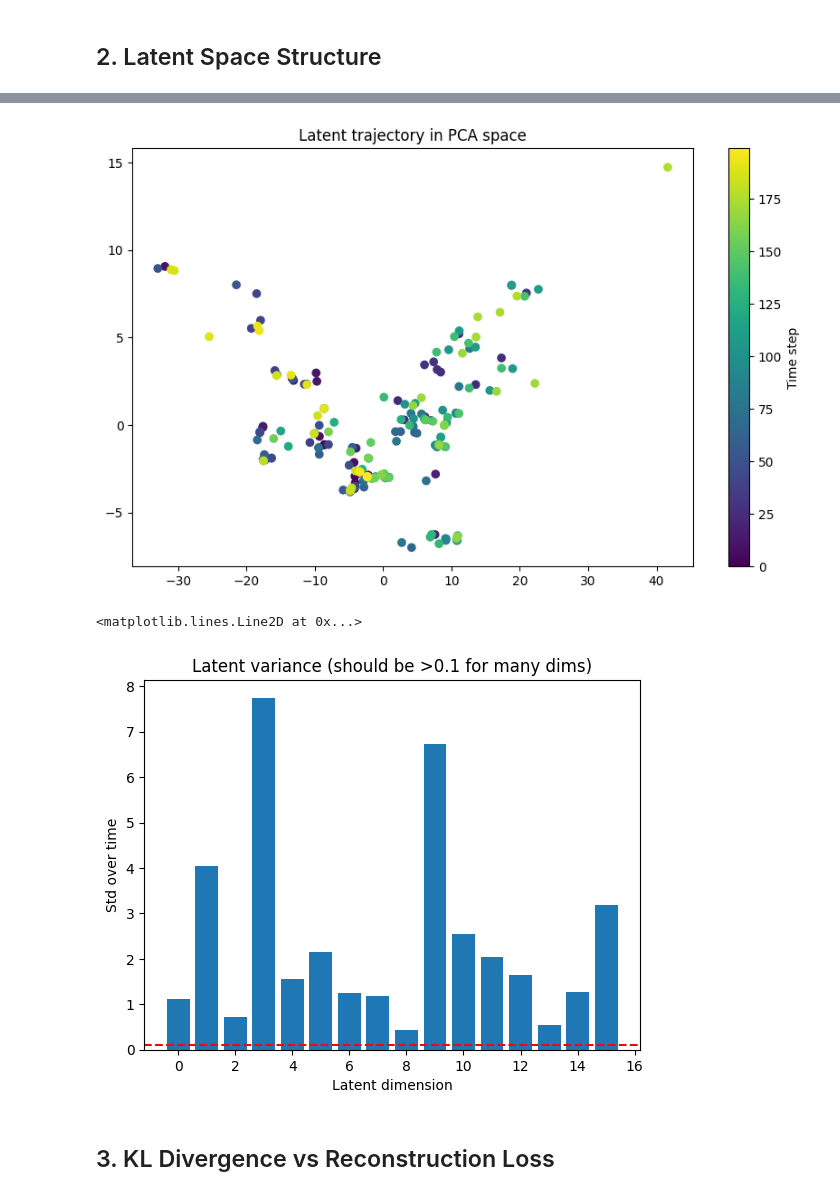
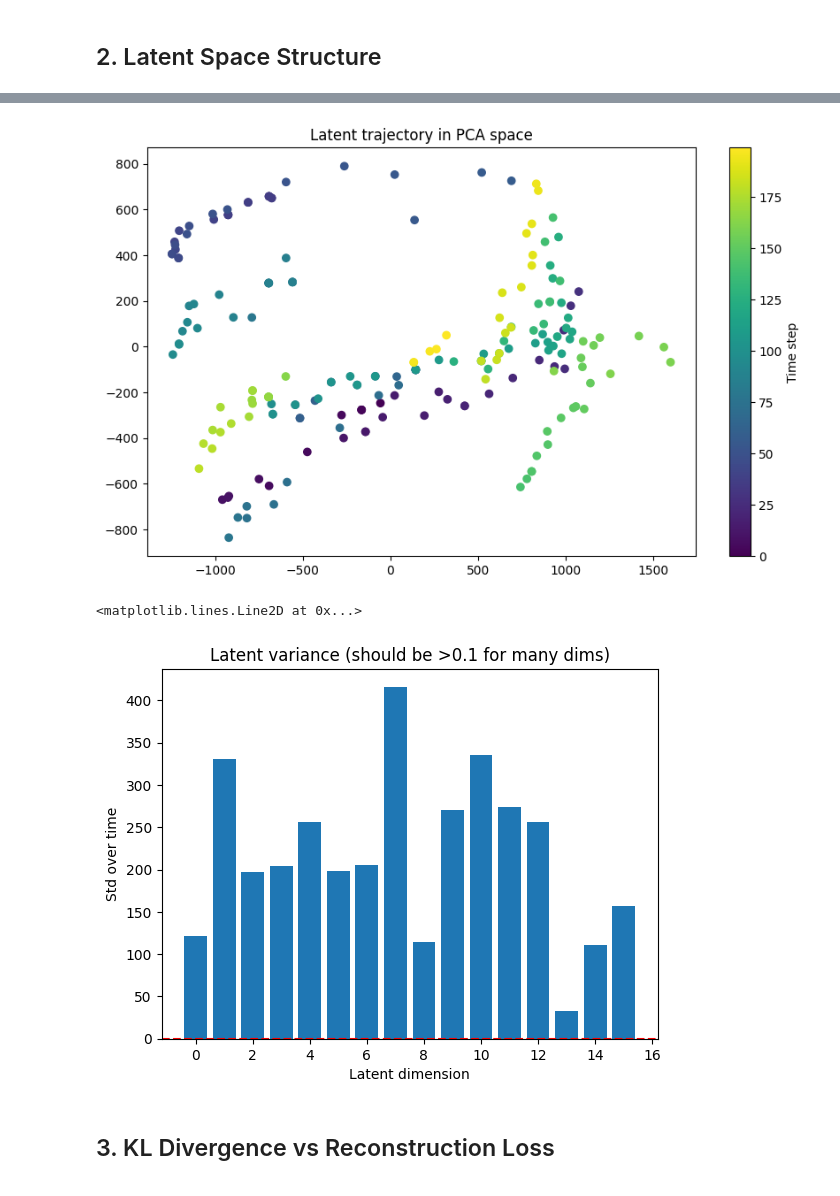
Before and after one commit to viniandrs/jepa_cart_pole, a Jupyter notebook: notebooks/2.1-vae_diagnosis.ipynb, the cells around one changed output, grey strips where cells are left out. Drawn from its saved outputs; the diff is of its cells as text; code cells hidden in the pictures.

Commit message:
New VAE model after diagnosis, improved notebook structure

```diff
--- a/notebooks/2.1-vae_diagnosis.ipynb
+++ b/notebooks/2.1-vae_diagnosis.ipynb
@@ -2,3 +2,7 @@
 import os
 import sys
 sys.path.append((os.path.abspath(os.path.join('..'))))
+
+import torch
+
+DEVICE = 'cuda' if torch.cuda.is_available() else 'cpu'
@@ -90,10 +9,16 @@ class VAE(nn.Module):
 # %%
+from jepacartpole.models import VAE
+from jepacartpole.config import ConfigVAE
+
 from torchsummary import summary
 
 # Initialize model and display architecture summary
-device = 'cuda' if torch.cuda.is_available() else 'cpu'
-model = VAE().to(device)
-input_size = (1, 400, 600)
+vae_config = ConfigVAE()
+
+model = VAE(vae_config).to(DEVICE)
+# model.beta = 10 # manually setting VAE beta to a higher value
+
+input_size = (3, 400, 600)
 summary(model, input_size)
 # %% [output]
 ----------------------------------------------------------------
@@ -174,11 +45,9 @@ import torch
 from torch.utils.data import DataLoader
 from jepacartpole.datasets import CartPoleVAEDataset
 
-# load model
-device = torch.device('cuda' if torch.cuda.is_available() else 'cpu')
-model = VAE().to(device)
-model.load_state_dict(torch.load('../checkpoints/vae.pth', weights_only=False, map_location=device ))
-
 # create daloader
 dataset = CartPoleVAEDataset('../data/vae/vae_data.h5')
-dataloader = DataLoader(dataset, batch_size=128, num_workers=2, shuffle=True)
+dataloader = DataLoader(dataset, batch_size=256, num_workers=2, shuffle=True)
+
+# load model
+model.load_state_dict(torch.load('../checkpoints/vae.pth', weights_only=False, map_location=DEVICE ))
@@ -234,5 +105,4 @@ from gymnasium.wrappers import AddRenderObservation, TransformObservation
 
 env = gym.make('CartPole-v1', render_mode="rgb_array")
 env = AddRenderObservation(env, render_only=True)
-env = TransformObservation(env, lambda obs: np.mean(obs, axis=2, keepdims=True), env.observation_space)
 print(env.observation_space)
@@ -245,37 +126,37 @@ for step in range(200):
     obs, reward, done, truncated, _ = env.step(action)
 
     with torch.no_grad():
-        obs_t = torch.FloatTensor(obs).permute(2, 0, 1).unsqueeze(0).to(device)
+        obs_t = torch.FloatTensor(obs).permute(2, 0, 1).unsqueeze(0).to(DEVICE)
         mu, logvar = model.encode(obs_t)
         z = model.reparameterize(mu, logvar)
 
     latents_list.append(z.cpu().numpy().flatten())
     if done or truncated:
         obs, _ = env.reset()
 latents = np.array(latents_list)
 
 # PCA / t-SNE visualization
 from sklearn.decomposition import PCA
 pca = PCA(n_components=2)
 latents_2d = pca.fit_transform(latents)
 
 plt.figure(figsize=(10,6))
 plt.scatter(latents_2d[:,0], latents_2d[:,1], c=range(len(latents_2d)), cmap='viridis')
 plt.colorbar(label='Time step')
 plt.title("Latent trajectory in PCA space")
 plt.show()
 
 # Check latent variance collapse
 latent_std = latents.std(axis=0)
 plt.bar(range(len(latent_std)), latent_std)
 plt.xlabel("Latent dimension")
 plt.ylabel("Std over time")
 plt.title("Latent variance (should be >0.1 for many dims)")
 plt.axhline(0.1, color='r', linestyle='--')
 # %% [output]
-[figure, old version]
+[figure, new version]
 <matplotlib.lines.Line2D at 0x...>
-[figure, old version]
+[figure, new version]
 # %% [markdown]
 ## 3. KL Divergence vs Reconstruction Loss
 # %%
```
Also changed, not shown: parts of 11 cells of this notebook, 7 other files.
